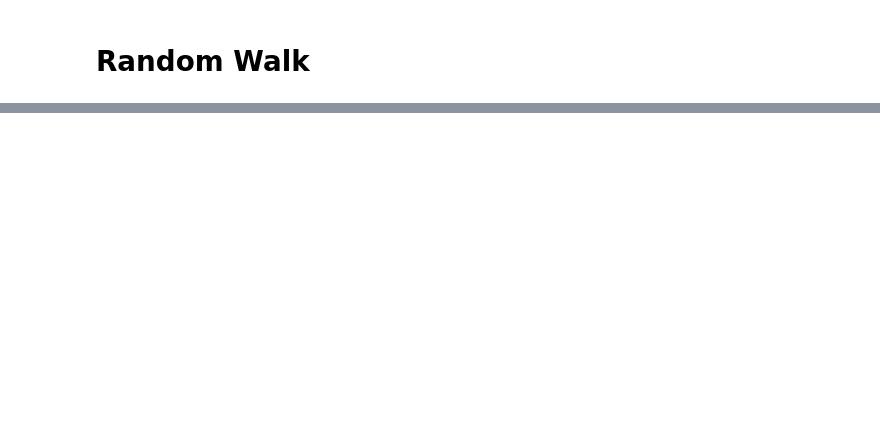
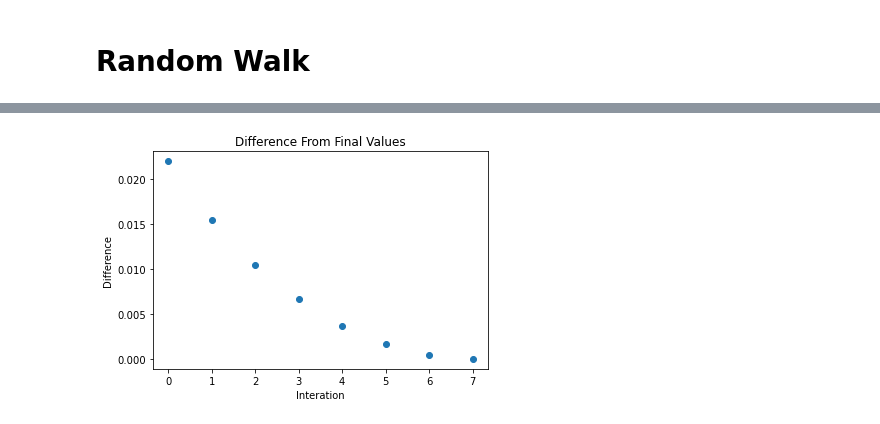
Before and after one commit to bentrey/APMA-E-115, a Jupyter notebook: group project 2/Google Ranking Algorithm.ipynb, the cells around one changed output, grey strips where cells are left out. Drawn from its saved outputs; the diff is of its cells as text; code cells hidden in the pictures; blank space fills up the shorter version.

```diff
--- a/group project 2/Google Ranking Algorithm.ipynb
+++ b/group project 2/Google Ranking Algorithm.ipynb
@@ -187,0 +290,27 @@ page_rank = {url: rank for url, rank in sorted(page_rank.items(), key=lambda ite
+# %%
+page_ranks=[]
+diffs=[]
+x=[]
+steps=8
+walkers = 10**4
+urls = list(url_targets.keys())
+#initial positions
+for walker in range(walkers):
+    positions = np.random.choice(urls,walkers)
+for step in range(steps):
+    for walker in range(walkers):
+        positions[walker] = np.random.choice(list(url_targets[positions[walker]]))
+    page_ranks.append({url: (1-d) + d*np.sum(positions == url)/walkers for url in urls})
+    x.append(step)
+for page_rank in page_ranks:
+    diff = 0
+    for key in page_rank:
+        diff += (page_rank[key]-page_ranks[-1][key])**2
+    diffs.append(diff)
+plt.scatter(x,diffs)
+plt.title('Difference From Final Values Random Walk')
+plt.xlabel('Interation')
+plt.ylabel('Difference')
+plt.show()
+# %% [output]
+[figure, added]
```
Also changed, not shown: parts of 12 cells of this notebook.
